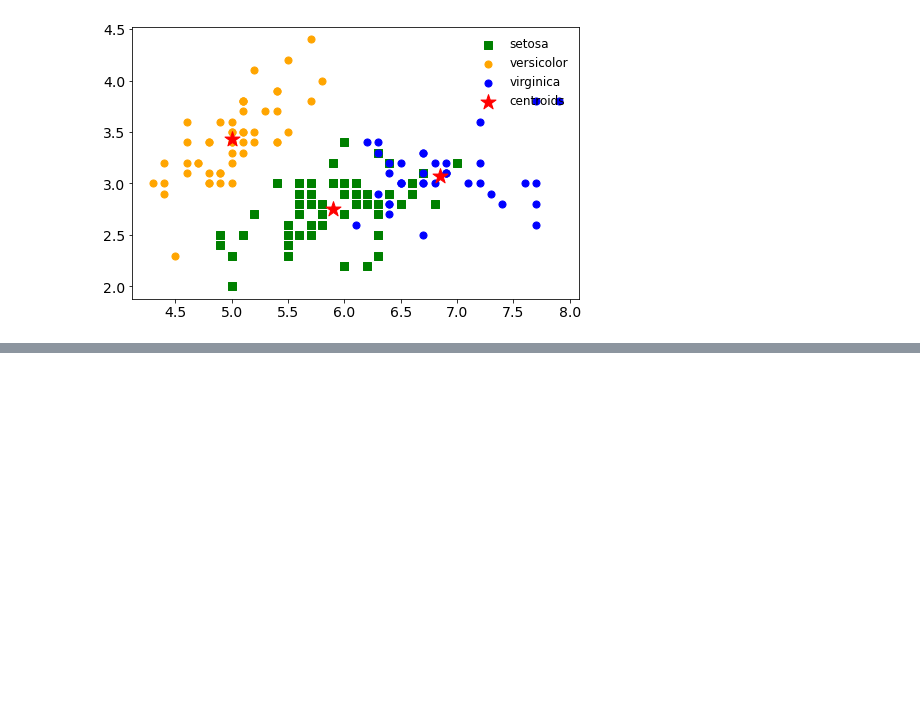
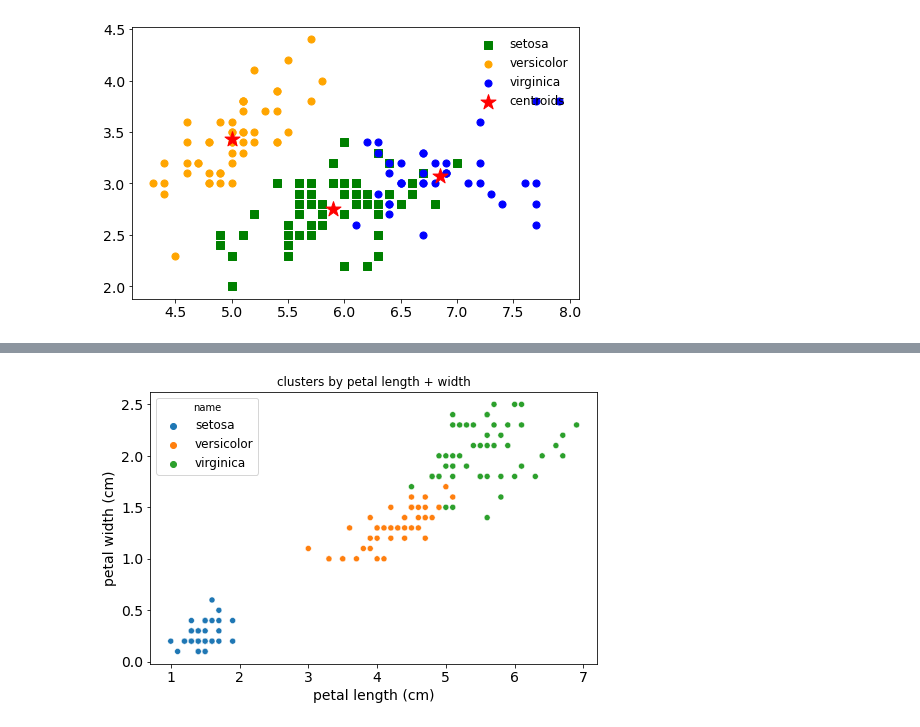
Before and after one commit to Ziaeemehr/workshop_ML, a Jupyter notebook: Intro/00_beginner_to_ML.ipynb, the cells around one changed output, grey strips where cells are left out. Drawn from its saved outputs; the diff is of its cells as text; code cells hidden in the pictures; blank space fills up the shorter version.

```diff
--- a/Intro/00_beginner_to_ML.ipynb
+++ b/Intro/00_beginner_to_ML.ipynb
@@ -381,0 +478,7 @@ plt.legend(loc='upper right', frameon=False)
+# %%
+sns.scatterplot(x=df_iris['petal length (cm)'],
+                y=df_iris['petal width (cm)'],
+                hue=df_iris['name'])
+plt.title('clusters by petal length + width');
+# %% [output]
+[figure, added]
```
Also changed, not shown: parts of 20 cells of this notebook, 2 other files.
